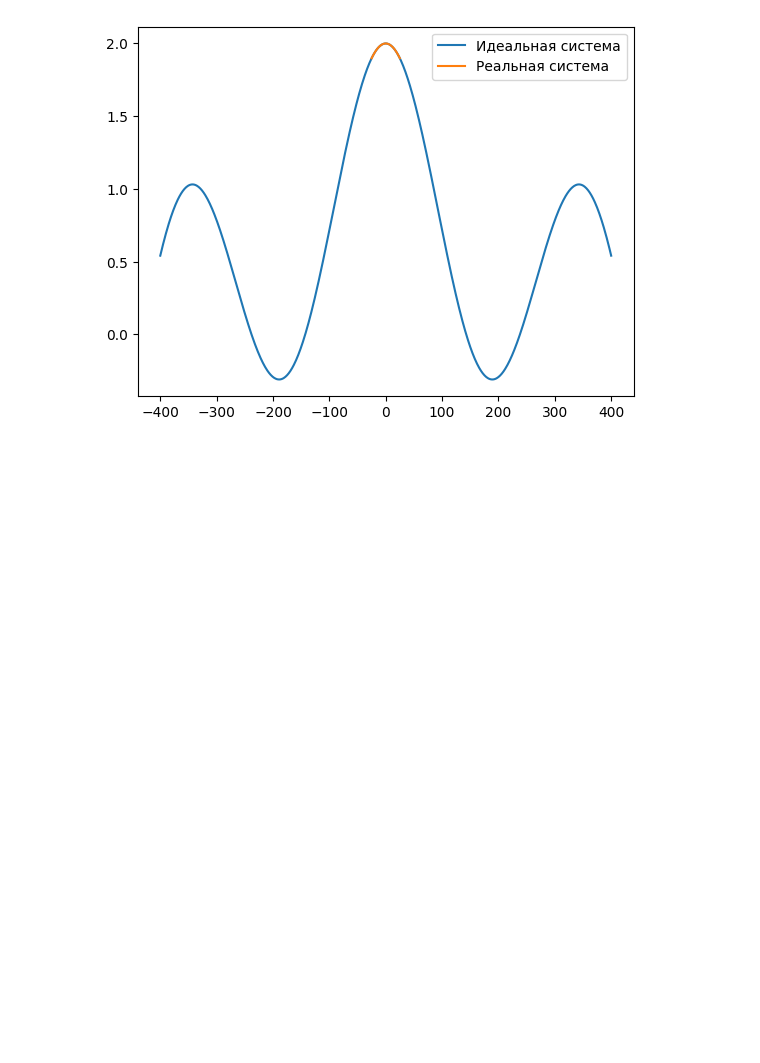
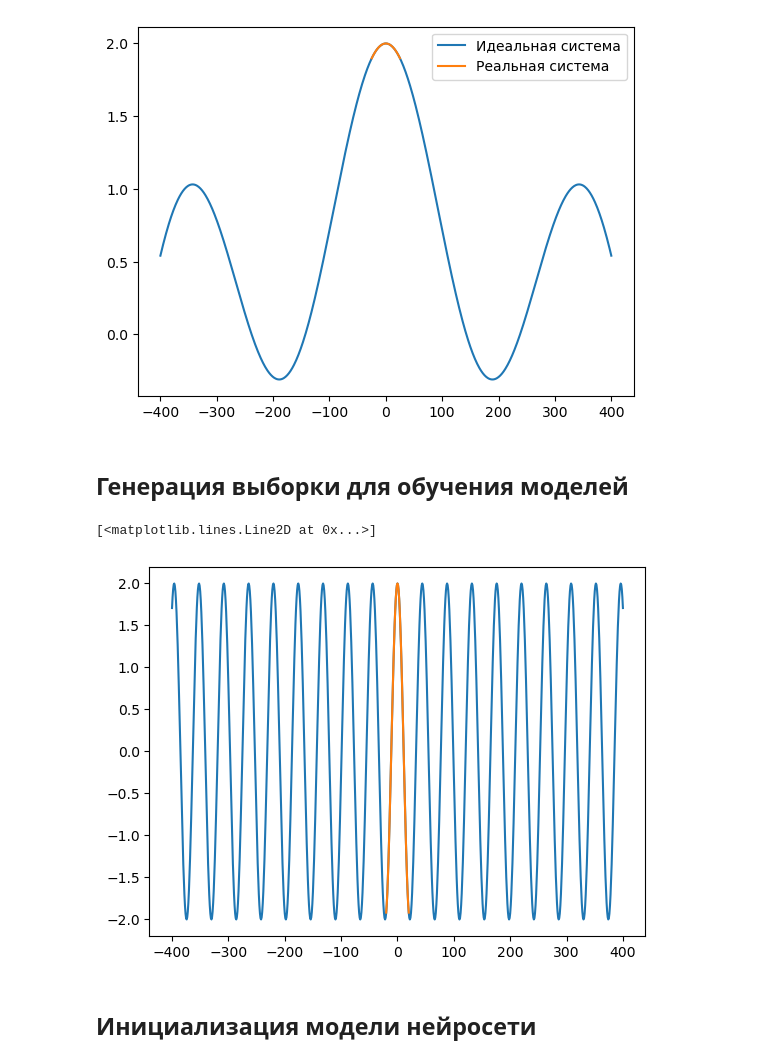
Before and after one commit to qwerty29544/superresolution_nn, a Jupyter notebook: ipynb/superresolution.ipynb, the cells around one changed output. Cells and saved outputs as stored; diff of their text form; code cells hidden in the pictures; blank space fills up the shorter version.

```diff
--- a/ipynb/superresolution.ipynb
+++ b/ipynb/superresolution.ipynb
@@ -76,3 +76,47 @@ plt.legend()
 # %% [output]
 <matplotlib.legend.Legend at 0x...>
 [figure]
+# %% [markdown]
+## Генерация выборки для обучения моделей
+# %%
+def create_data(number_of_samples = 10000, n_real = 20, n_virtual = 400, target_bounds = [-0.04, 0.04],
+                k = 1, d = 1, noised = False, noise_level = 0.4, seed = 123):
+    data_x = np.zeros((2 * number_of_samples, n_real * 2 + 1)) + 0j
+    data_y = np.zeros((2 * number_of_samples, n_virtual * 2 + 1)) + 0j
+
+    np.random.seed(123)
+    real = np.arange(-n_real, n_real + 1)                 # Реальное перечисление номеров излучателей
+    virtual = np.arange(-n_virtual, n_virtual + 1)            # Идеальное (виртуальное) число излучателей
+
+    for sample_num in np.arange(number_of_samples):
+        targets = [np.random.uniform(target_bounds[0], target_bounds[0] * 0.1, 1),\
+                  np.random.uniform(target_bounds[1] * 0.1, target_bounds[1], 1)]
+        data_x[sample_num, :] = Cn_deltaf_compute(real, k, d, targets)
+        data_y[sample_num, :] = Cn_deltaf_compute(virtual, k, d, targets)
+
+    for sample_num in np.arange(number_of_samples):
+        targets = []
+        targets.append(np.random.uniform(target_bounds[0], target_bounds[0] * 0.1, 1))
+        targets.append(np.abs(targets[0]))
+        data_x[number_of_samples + sample_num, :] = Cn_deltaf_compute(real, k, d, targets)
+        data_y[number_of_samples + sample_num, :] = Cn_deltaf_compute(virtual, k, d, targets)
+
+    return data_x, data_y
+# %%
+X, Y = create_data(number_of_samples = 10000, k = k, d = d)
+order = np.random.permutation(X.shape[0])
+X = X[order]
+Y = Y[order]
+
+X_val, Y_val = create_data(number_of_samples = 1000, k = k, d = d)
+order_val = np.random.permutation(X_val.shape[0])
+X_val = X_val[order_val]
+Y_val = Y_val[order_val]
+# %%
+plt.plot(np.arange(-400, 401), np.real(Y[8002,:]))
+plt.plot(np.arange(-20, 21), np.real(X[8002,:]))
+# %% [output]
+[<matplotlib.lines.Line2D at 0x...>]
+[figure, added]
+# %% [markdown]
+## Инициализация модели нейросети
```
Also changed, not shown: parts of 6 cells of this notebook, 2 other files.
